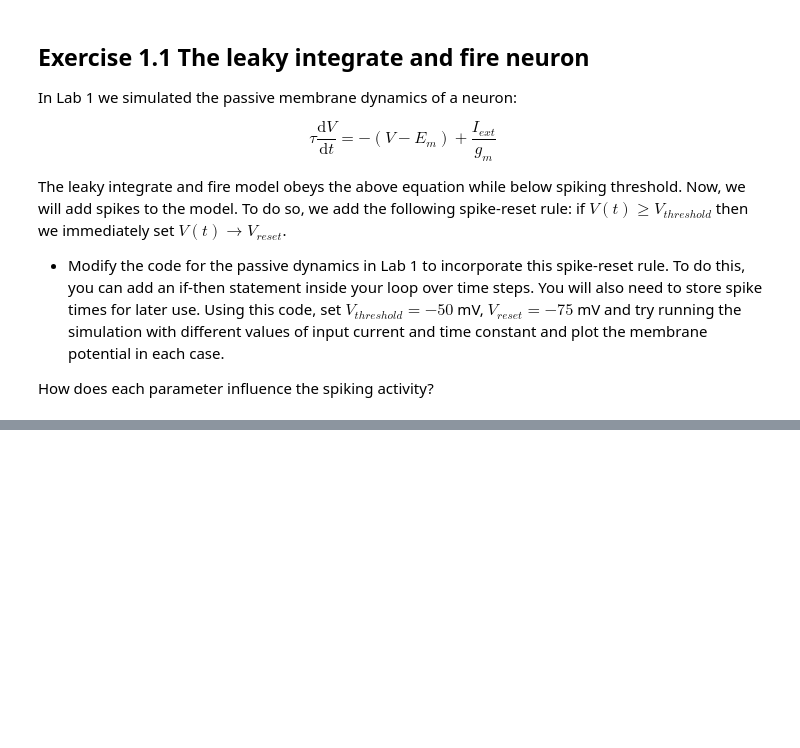
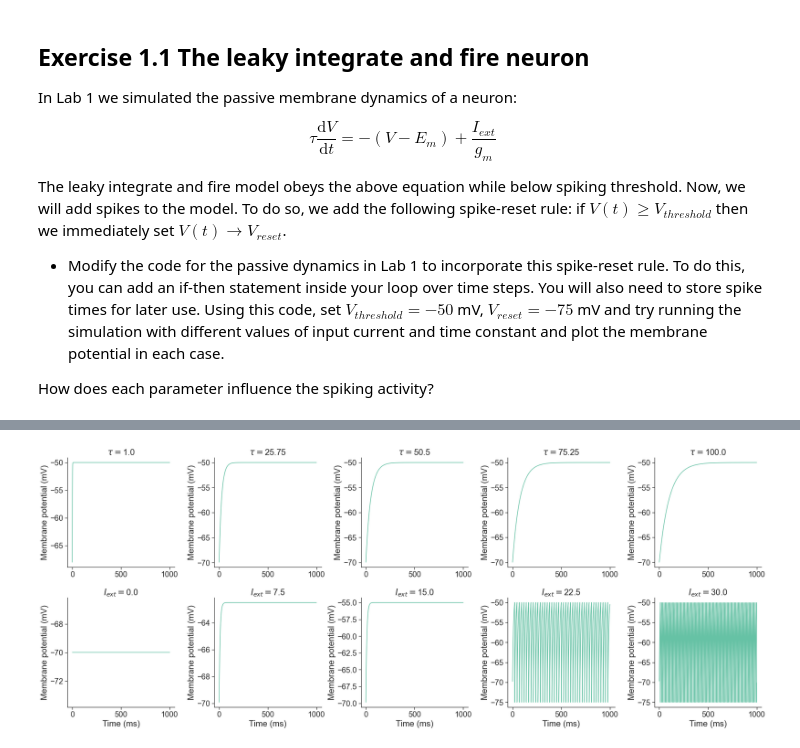
Before and after one commit to plaunezkiy/CNS, a Jupyter notebook: labs/lab2.ipynb, the cells around one changed output, grey strips where cells are left out. Saved outputs shown, nothing was run; the diff lists cells and outputs as text; code cells hidden in the pictures; blank space fills up the shorter version.

```diff
--- a/labs/lab2.ipynb
+++ b/labs/lab2.ipynb
@@ -112,0 +126,4 @@ V_spike, spikes , spikes_t = (spiking_LIF_vectorized(N_t, dt, V_inits, E_m, V_th
+# %%
+# Simulation
+neuron = LIF_Neuron()
+neuron.simulate(n_params=2, values=5)
@@ -113,17 +148,30 @@ V_spike, spikes , spikes_t = (spiking_LIF_vectorized(N_t, dt, V_inits, E_m, V_th
 # %%
 # Figures
+n_params = 2
+values = 5
+combs = n_params * values
+N_t = 10000
+dt = 0.1
+
+taus = np.zeros([combs]) + neuron.tau
+taus[:values] =  np.linspace(1,100, values)
+I_exts = np.zeros([combs]) + neuron.I_ext
+I_exts[values:] = np.linspace(0,30,5)
+V_spike = neuron.V
 
 fig, ax = plt.subplots(n_params,values, figsize = (25,10))
 for i in range(values):
     ax[0,i].plot(np.arange(0,N_t*dt, dt),V_spike[1:,i])
     ax[0,i].set_title('$\\tau =$'+str(taus[i]))
     ax[1,i].plot(np.arange(0,N_t*dt, dt),V_spike[1:,i+values])
     ax[1,i].set_title('$I_{ext} =$'+str(I_exts[i+values]))
     ax[0,i].ticklabel_format(useOffset=False, style = 'plain')
     ax[1,i].ticklabel_format(useOffset=False, style = 'plain')
     ax[0,i].set_ylabel('Membrane potential (mV)')
     ax[1,i].set_ylabel('Membrane potential (mV)')
     ax[1,i].set_xlabel('Time (ms)')
 
 fig.tight_layout()
 plt.show()
+# %% [output]
+[figure, added]
```
Also changed, not shown: parts of 3 cells of this notebook, 1 other file.
